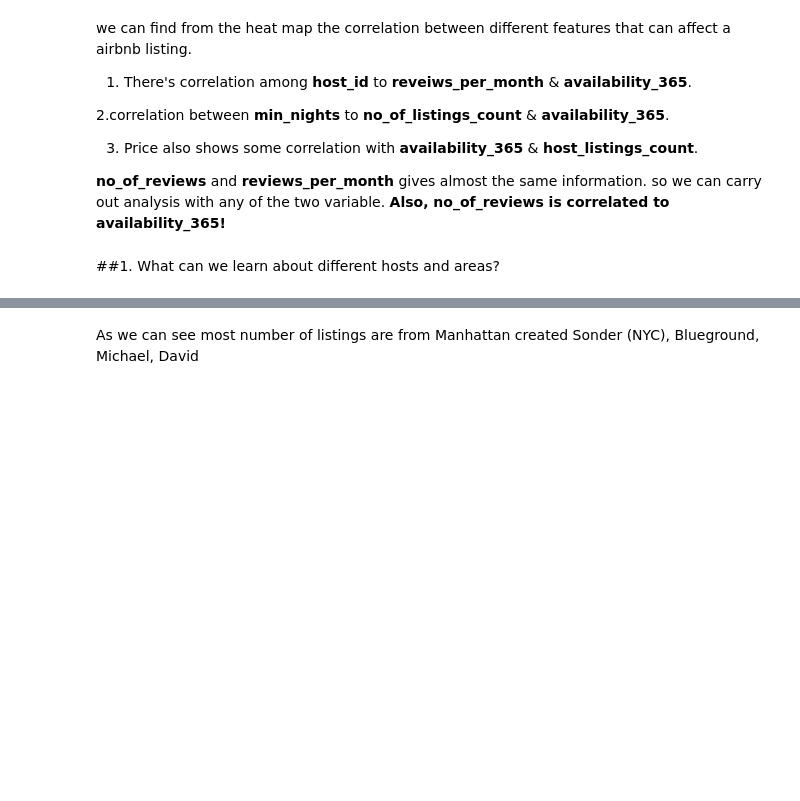
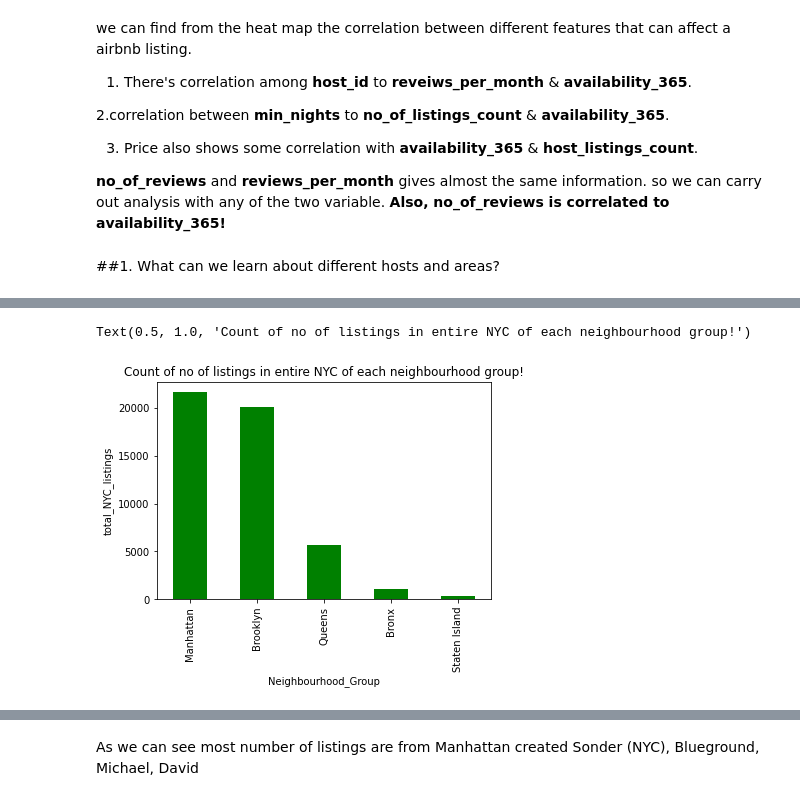
Before and after one commit to Amitpandeycoder/Airbnb-Capstone-Project, a Jupyter notebook: Airbnb_Bookings_Analysis_Capstone_Project.ipynb, the cells around one changed output, grey strips where cells are left out. Cells and saved outputs as stored; diff of their text form; code cells hidden in the pictures; blank space fills up the shorter version.

```diff
--- a/Airbnb_Bookings_Analysis_Capstone_Project.ipynb
+++ b/Airbnb_Bookings_Analysis_Capstone_Project.ipynb
@@ -319,3 +373,12 @@ we can find from the heat map the correlation between different features that ca
+# %%
+#the neighbourhood group 'Manhattan' has the highest no of listings in entire NYC!
+df['neighbourhood_group'].value_counts().plot(kind='bar',color='g')
+plt.xlabel('Neighbourhood_Group')
+plt.ylabel('total_NYC_listings')
+plt.title('Count of no of listings in entire NYC of each neighbourhood group!')
+# %% [output]
+Text(0.5, 1.0, 'Count of no of listings in entire NYC of each neighbourhood group!')
+[figure, added]
 # %%
 hosts_areas = df.groupby(['host_name','neighbourhood_group'])['calculated_host_listings_count'].max().reset_index()
 hosts_areas.sort_values(by='calculated_host_listings_count', ascending=False).head(5)
```
Also changed, not shown: parts of 54 cells of this notebook.
